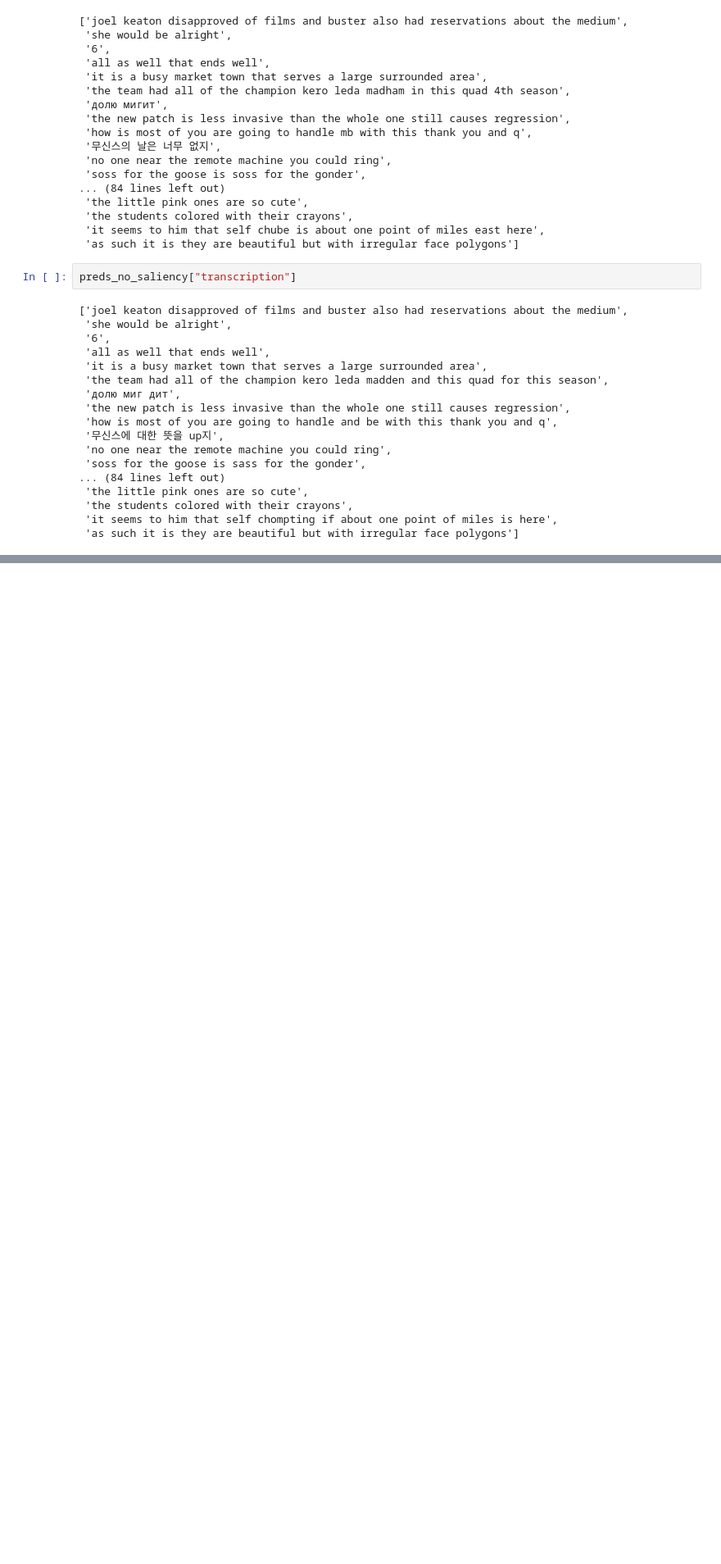
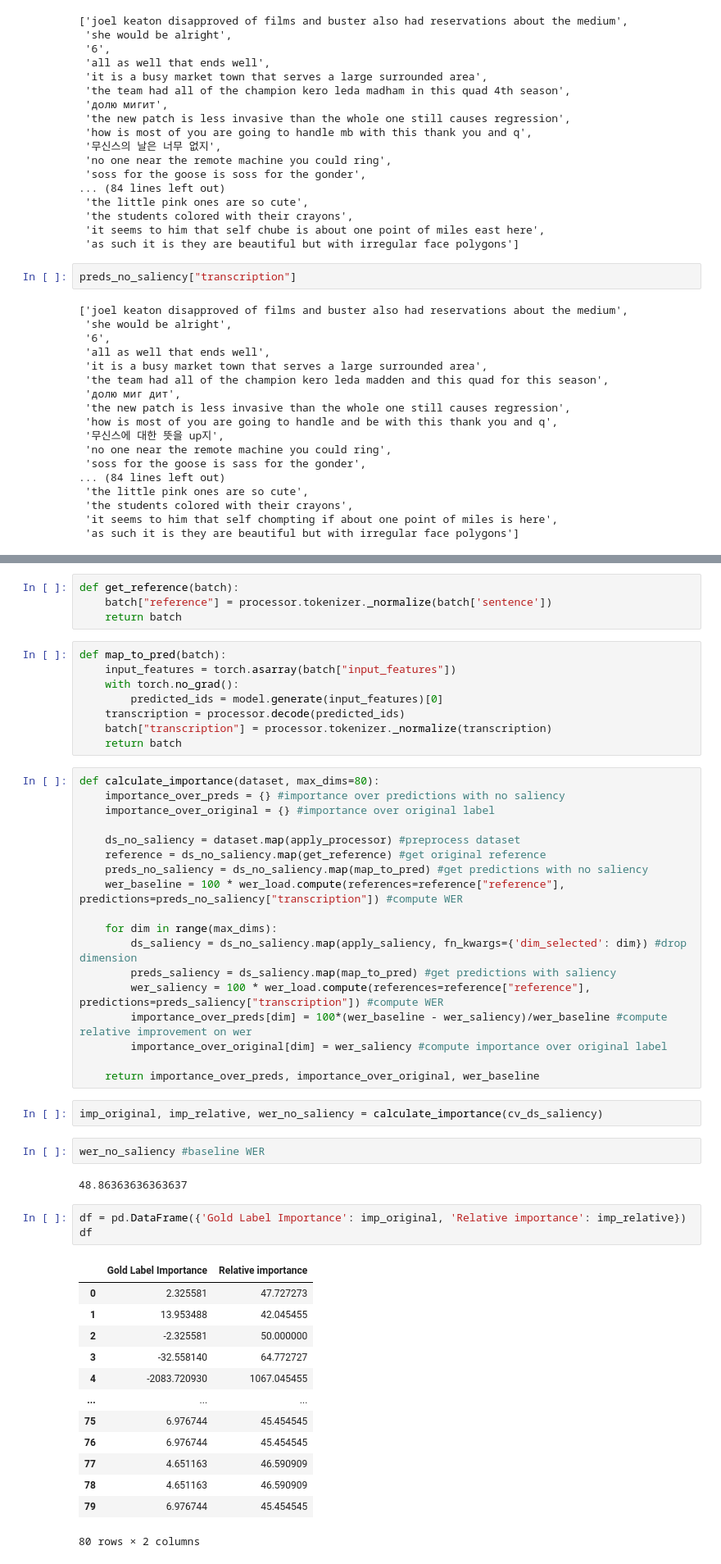
Before and after one commit to diegoquezadac/BATS, a Jupyter notebook: inference.ipynb, the cells around one changed output, grey strips where cells are left out. Shown at 82% size. Cells and saved outputs as stored; diff of their text form; blank space fills up the shorter version.

Commit message:
add importance results

```diff
--- a/inference.ipynb
+++ b/inference.ipynb
@@ -371,0 +404,53 @@ preds_no_saliency["transcription"]
+# %%
+def get_reference(batch):
+    batch["reference"] = processor.tokenizer._normalize(batch['sentence'])
+    return batch
+# %%
+def map_to_pred(batch):
+    input_features = torch.asarray(batch["input_features"])
+    with torch.no_grad():
+        predicted_ids = model.generate(input_features)[0]
+    transcription = processor.decode(predicted_ids)
+    batch["transcription"] = processor.tokenizer._normalize(transcription)
+    return batch
+# %%
+def calculate_importance(dataset, max_dims=80):
+    importance_over_preds = {} #importance over predictions with no saliency
+    importance_over_original = {} #importance over original label
+
+    ds_no_saliency = dataset.map(apply_processor) #preprocess dataset
+    reference = ds_no_saliency.map(get_reference) #get original reference
+    preds_no_saliency = ds_no_saliency.map(map_to_pred) #get predictions with no saliency
+    wer_baseline = 100 * wer_load.compute(references=reference["reference"], predictions=preds_no_saliency["transcription"]) #compute WER
+
+    for dim in range(max_dims):
+        ds_saliency = ds_no_saliency.map(apply_saliency, fn_kwargs={'dim_selected': dim}) #drop dimension
+        preds_saliency = ds_saliency.map(map_to_pred) #get predictions with saliency
+        wer_saliency = 100 * wer_load.compute(references=reference["reference"], predictions=preds_saliency["transcription"]) #compute WER
+        importance_over_preds[dim] = 100*(wer_baseline - wer_saliency)/wer_baseline #compute relative improvement on wer
+        importance_over_original[dim] = wer_saliency #compute importance over original label
+
+    return importance_over_preds, importance_over_original, wer_baseline
+# %%
+imp_original, imp_relative, wer_no_saliency = calculate_importance(cv_ds_saliency)
+# %%
+wer_no_saliency #baseline WER
+# %% [output]
+48.86363636363637
+# %%
+df = pd.DataFrame({'Gold Label Importance': imp_original, 'Relative importance': imp_relative})
+df
+# %% [output]
+|  | Gold Label Importance | Relative importance |
+| 0 | 2.325581 | 47.727273 |
+| 1 | 13.953488 | 42.045455 |
+| 2 | -2.325581 | 50.000000 |
+| 3 | -32.558140 | 64.772727 |
+| 4 | -2083.720930 | 1067.045455 |
+| ... | ... | ... |
+| 75 | 6.976744 | 45.454545 |
+| 76 | 6.976744 | 45.454545 |
+| 77 | 4.651163 | 46.590909 |
+| 78 | 4.651163 | 46.590909 |
+| 79 | 6.976744 | 45.454545 |
+80 rows × 2 columns
```
Also changed, not shown: parts of 10 cells of this notebook, 1 other file.
